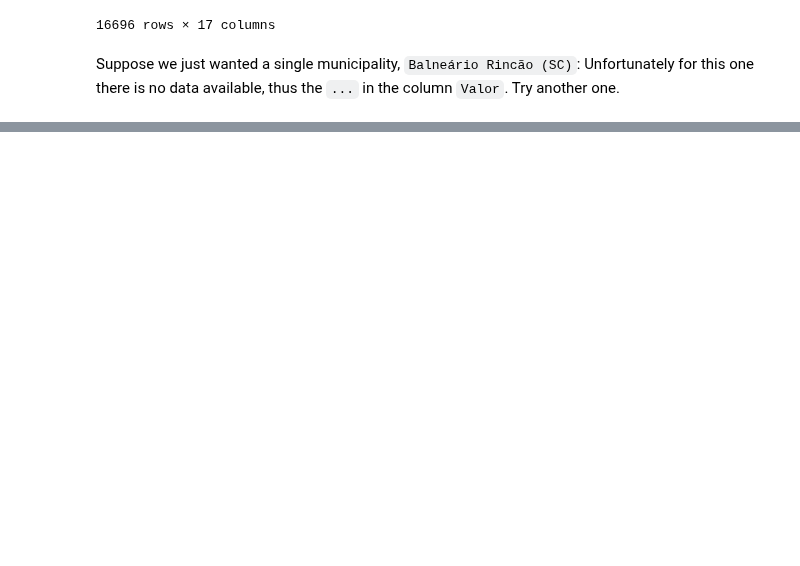
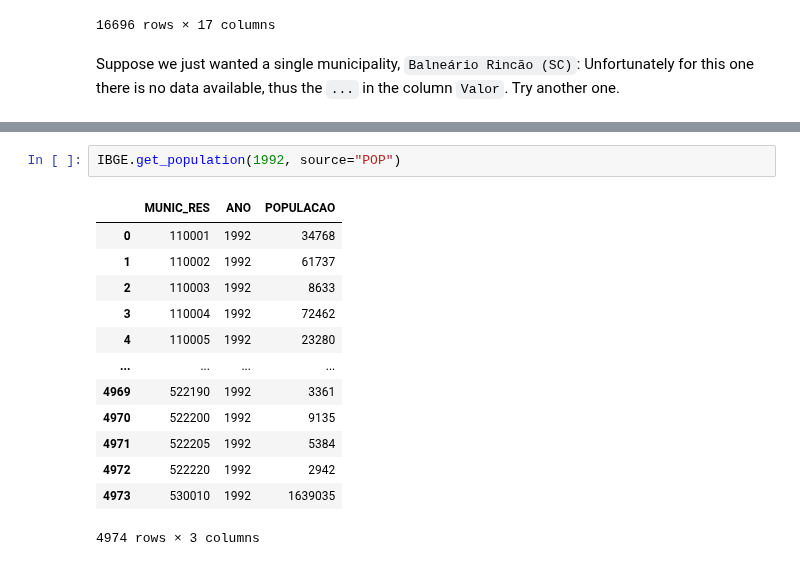
Before and after one commit to AlertaDengue/PySUS, a Jupyter notebook: docs/source/tutorials/IBGE_data.ipynb, the cells around one changed output, grey strips where cells are left out. Drawn from its saved outputs; the diff is of its cells as text; blank space fills up the shorter version.

```diff
--- a/docs/source/tutorials/IBGE_data.ipynb
+++ b/docs/source/tutorials/IBGE_data.ipynb
@@ -192,0 +232,16 @@ Requesting data from https://apisidra.ibge.gov.br/values/t/200/n6/4220000/p/last
+# %%
+IBGE.get_population(1992, source="POP")
+# %% [output]
+|  | MUNIC_RES | ANO | POPULACAO |
+| 0 | 110001 | 1992 | 34768 |
+| 1 | 110002 | 1992 | 61737 |
+| 2 | 110003 | 1992 | 8633 |
+| 3 | 110004 | 1992 | 72462 |
+| 4 | 110005 | 1992 | 23280 |
+| ... | ... | ... | ... |
+| 4969 | 522190 | 1992 | 3361 |
+| 4970 | 522200 | 1992 | 9135 |
+| 4971 | 522205 | 1992 | 5384 |
+| 4972 | 522220 | 1992 | 2942 |
+| 4973 | 530010 | 1992 | 1639035 |
+4974 rows × 3 columns
```
Also changed, not shown: parts of 19 cells of this notebook, 3 other files.
